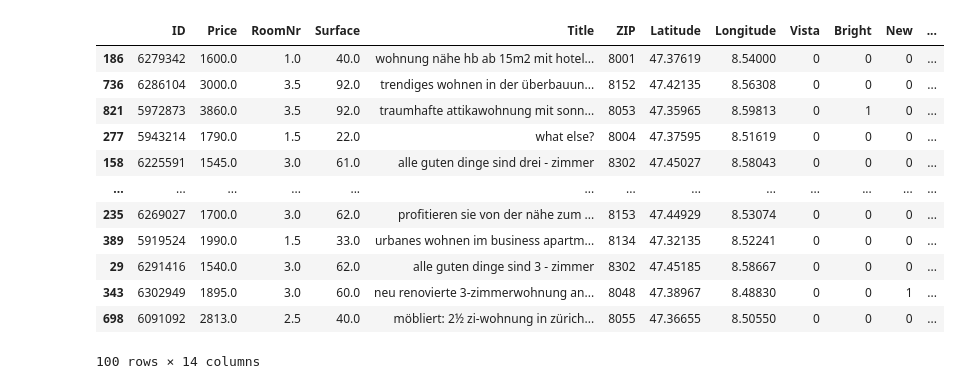
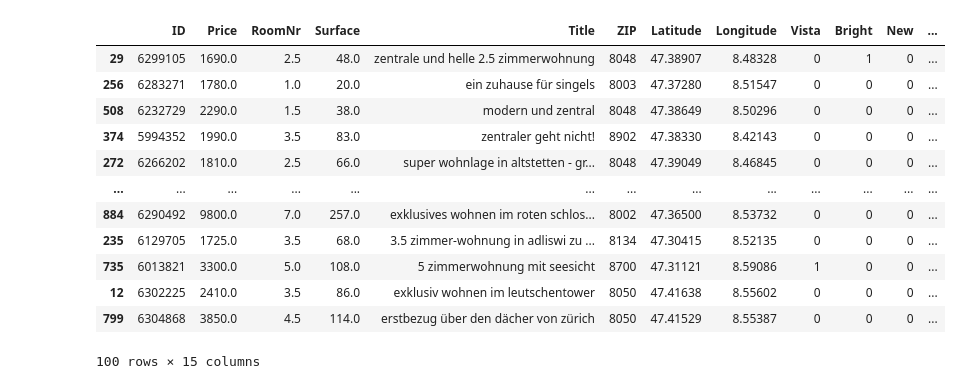
Before and after one commit to kesslmar/Coursera_Capstone, a Jupyter notebook: Battle_of_Zürich.ipynb, the cells around one changed output. Saved outputs shown, nothing was run; the diff lists cells and outputs as text; code cells hidden in the pictures.

```diff
--- a/Battle_of_Zürich.ipynb
+++ b/Battle_of_Zürich.ipynb
@@ -118,12 +127,11 @@ flats_df.describe()
 # %%
 #Adding each flats distance to the Zurich Main Station
-geodesic((50,3), (47.3786,8.5379)).kilometers
+def get_station_dist(lat, lon):
+    return distance((lat,lon), (47.378,8.540)).kilometers
 
-distance_list = []
-for id, lat, lon in zip(flats_df['ID'], flats_df['Latitude'], flats_df['Longitude']):
-    distance_list.append(geodesic((lat,lon), (47.3786,8.5379)).kilometers)
+def row_function(row):
+    return get_station_dist(row['Latitude'], row['Longitude'])
 
-flats_df['StationDist'] = pd.DataFrame(distance_list)
-flats_df.dropna(inplace=True)
-flats_df.describe()
+flats_df['StationDist'] = flats_df.apply(row_function, axis = 1)
+flats_df.head()
 # %% [output]
@@ -139,7 +144,6 @@ flats_df.describe()
 # %%
 #Cleaning out statistical outliers
-cleaner = flats_df[flats_df['Surface'] != 1 ]
-flats_filtered = flats_df #this cell doesnt change anything
-cleaner.describe()
+flats_filtered = flats_df[flats_df['Surface'] > 3 ]
+flats_filtered.corr()
 # %% [output]
 |  | ID | Price | RoomNr | Surface | Latitude | Longitude | Vista | Bright | New | Furnished | ... |
@@ -162,8 +169,7 @@ flats_filtered[['PPS']].plot.hist(bins=50)
 # %%
 cluster_df = flats_filtered.set_index('ID')
-cluster_df = cluster_df[['PPS', 'StationDist']]
-cluster_df.dropna(inplace=True)
+cluster_df = cluster_df[['PPS', 'StationDist', 'Vista']]
+#cluster_df.dropna(inplace=True)
 X = normalize(cluster_df.to_numpy())
 #X = cluster_df.to_numpy()
-clusters = KMeans(n_clusters=2).fit_predict(X)
-cluster_df['Cat'] = clusters
+clusters = KMeans(n_clusters=3).fit_predict(X)
@@ -174,0 +176,4 @@ TypeError: corr() missing 1 required positional argument: 'other'
+# %%
+flats_final = flats_filtered
+flats_final['Cat'] = np.array(clusters)
+flats_final[flats_final['Cat']==2].describe()
@@ -200,23 +213,22 @@ map_zurich
 # %% [output]
 [interactive output not drawn]
 # %%
-flats_sample = flats_df.sample(100, random_state=5)
-#flats_sample.set_index('ID', inplace=True)
+flats_sample = flats_final.sample(100, random_state=5)
 flats_sample
 # %% [output]
 |  | ID | Price | RoomNr | Surface | Title | ZIP | Latitude | Longitude | Vista | Bright | New | ... |
-| 186 | 6279342 | 1600.0 | 1.0 | 40.0 | wohnung nähe hb ab 15m2 mit hotel... | 8001 | 47.37619 | 8.54000 | 0 | 0 | 0 | ... |
-| 736 | 6286104 | 3000.0 | 3.5 | 92.0 | trendiges wohnen in der überbauun... | 8152 | 47.42135 | 8.56308 | 0 | 0 | 0 | ... |
-| 821 | 5972873 | 3860.0 | 3.5 | 92.0 | traumhafte attikawohnung mit sonn... | 8053 | 47.35965 | 8.59813 | 0 | 1 | 0 | ... |
-| 277 | 5943214 | 1790.0 | 1.5 | 22.0 | what else? | 8004 | 47.37595 | 8.51619 | 0 | 0 | 0 | ... |
-| 158 | 6225591 | 1545.0 | 3.0 | 61.0 | alle guten dinge sind drei - zimmer | 8302 | 47.45027 | 8.58043 | 0 | 0 | 0 | ... |
+| 29 | 6299105 | 1690.0 | 2.5 | 48.0 | zentrale und helle 2.5 zimmerwohnung | 8048 | 47.38907 | 8.48328 | 0 | 1 | 0 | ... |
+| 256 | 6283271 | 1780.0 | 1.0 | 20.0 | ein zuhause für singels | 8003 | 47.37280 | 8.51547 | 0 | 0 | 0 | ... |
+| 508 | 6232729 | 2290.0 | 1.5 | 38.0 | modern und zentral | 8048 | 47.38649 | 8.50296 | 0 | 0 | 0 | ... |
+| 374 | 5994352 | 1990.0 | 3.5 | 83.0 | zentraler geht nicht! | 8902 | 47.38330 | 8.42143 | 0 | 0 | 0 | ... |
+| 272 | 6266202 | 1810.0 | 2.5 | 66.0 | super wohnlage in altstetten - gr... | 8048 | 47.39049 | 8.46845 | 0 | 0 | 0 | ... |
 | ... | ... | ... | ... | ... | ... | ... | ... | ... | ... | ... | ... | ... |
-| 235 | 6269027 | 1700.0 | 3.0 | 62.0 | profitieren sie von der nähe zum ... | 8153 | 47.44929 | 8.53074 | 0 | 0 | 0 | ... |
-| 389 | 5919524 | 1990.0 | 1.5 | 33.0 | urbanes wohnen im business apartm... | 8134 | 47.32135 | 8.52241 | 0 | 0 | 0 | ... |
-| 29 | 6291416 | 1540.0 | 3.0 | 62.0 | alle guten dinge sind 3 - zimmer | 8302 | 47.45185 | 8.58667 | 0 | 0 | 0 | ... |
-| 343 | 6302949 | 1895.0 | 3.0 | 60.0 | neu renovierte 3-zimmerwohnung an... | 8048 | 47.38967 | 8.48830 | 0 | 0 | 1 | ... |
-| 698 | 6091092 | 2813.0 | 2.5 | 40.0 | möbliert: 2½ zi-wohnung in zürich... | 8055 | 47.36655 | 8.50550 | 0 | 0 | 0 | ... |
+| 884 | 6290492 | 9800.0 | 7.0 | 257.0 | exklusives wohnen im roten schlos... | 8002 | 47.36500 | 8.53732 | 0 | 0 | 0 | ... |
+| 235 | 6129705 | 1725.0 | 3.5 | 68.0 | 3.5 zimmer-wohnung in adliswi zu ... | 8134 | 47.30415 | 8.52135 | 0 | 0 | 0 | ... |
+| 735 | 6013821 | 3300.0 | 5.0 | 108.0 | 5 zimmerwohnung mit seesicht | 8700 | 47.31121 | 8.59086 | 1 | 0 | 0 | ... |
+| 12 | 6302225 | 2410.0 | 3.5 | 86.0 | exklusiv wohnen im leutschentower | 8050 | 47.41638 | 8.55602 | 0 | 0 | 0 | ... |
+| 799 | 6304868 | 3850.0 | 4.5 | 114.0 | erstbezug über den dächer von zürich | 8050 | 47.41529 | 8.55387 | 0 | 0 | 0 | ... |
-100 rows × 14 columns
+100 rows × 15 columns
 # %%
 CLIENT_ID = 'VV5H111QRCSXOLD5LF52CDDBI1S1QPDX5BFBOI3IJQHGYI4L' # your Foursquare ID
 CLIENT_SECRET = 'TEH4SQMZBUB1VHCJZQYNLNHCQTBLTEXIHBLY1VWM1FMSYU1N' # your Foursquare Secret
```
Also changed, not shown: parts of 17 cells of this notebook.
